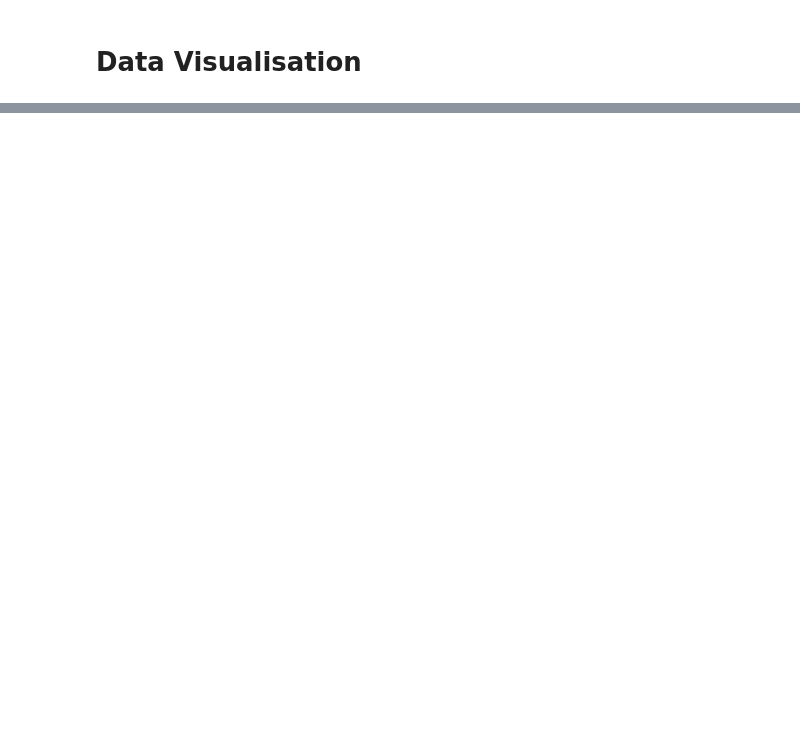
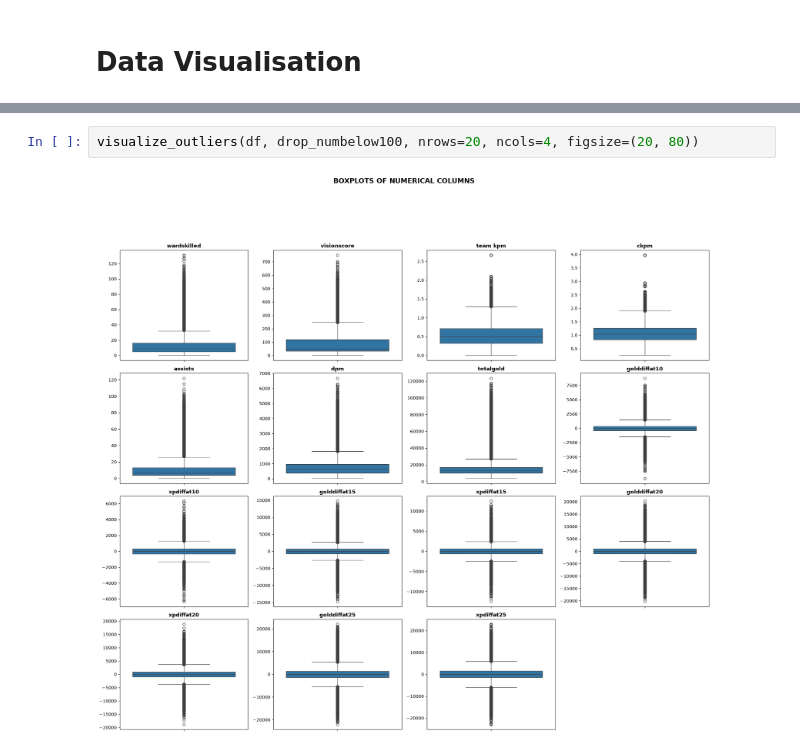
Before and after one commit to jkpjr/lol-esports-pickems-predictor, a Jupyter notebook: exploratory_data_analysis.ipynb, the cells around one changed output, grey strips where cells are left out. Cells and saved outputs as stored; diff of their text form; blank space fills up the shorter version.

```diff
--- a/exploratory_data_analysis.ipynb
+++ b/exploratory_data_analysis.ipynb
@@ -161 +177,5 @@ visualize_num_distribution(df, numcols_to_drop, nrows=10, ncols=4, figsize=(20,
+# %%
+visualize_outliers(df, drop_numbelow100, nrows=20, ncols=4, figsize=(20, 80))
+# %% [output]
+[figure, new version]
 # %%
```
Also changed, not shown: parts of 13 cells of this notebook, 2 other files.
